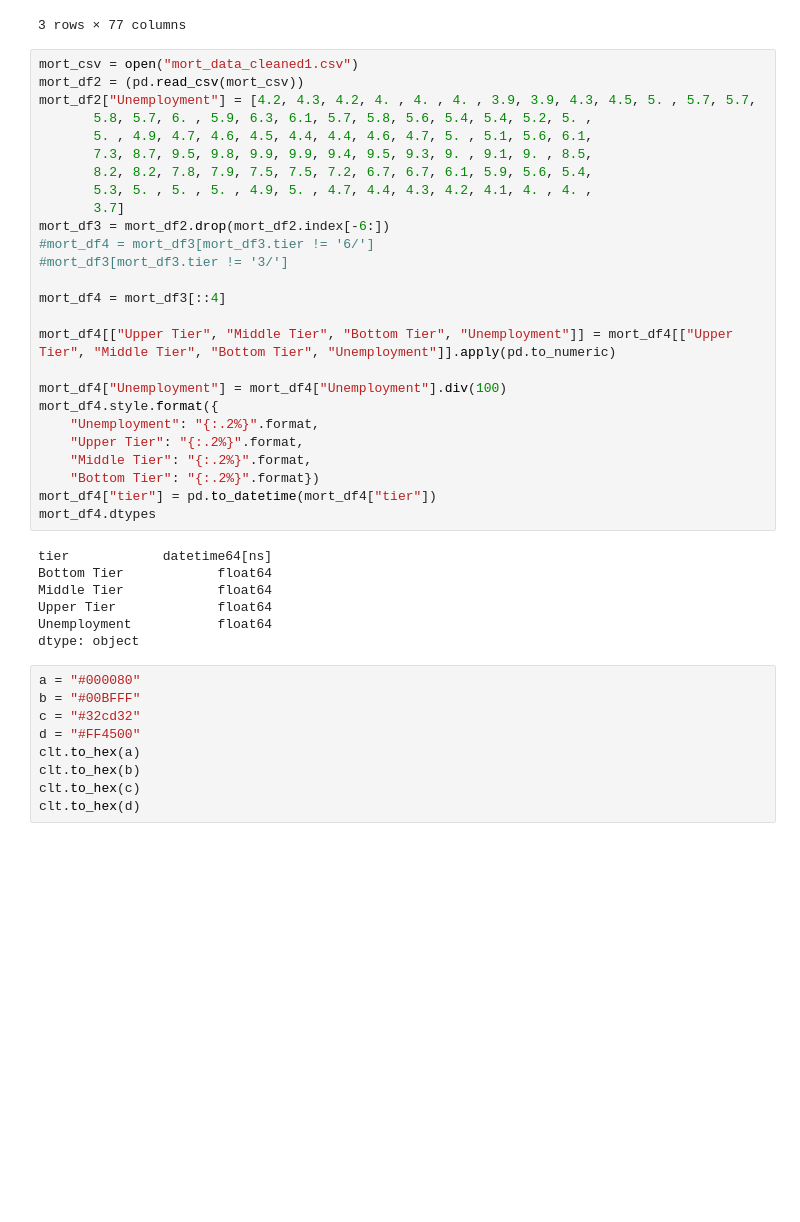
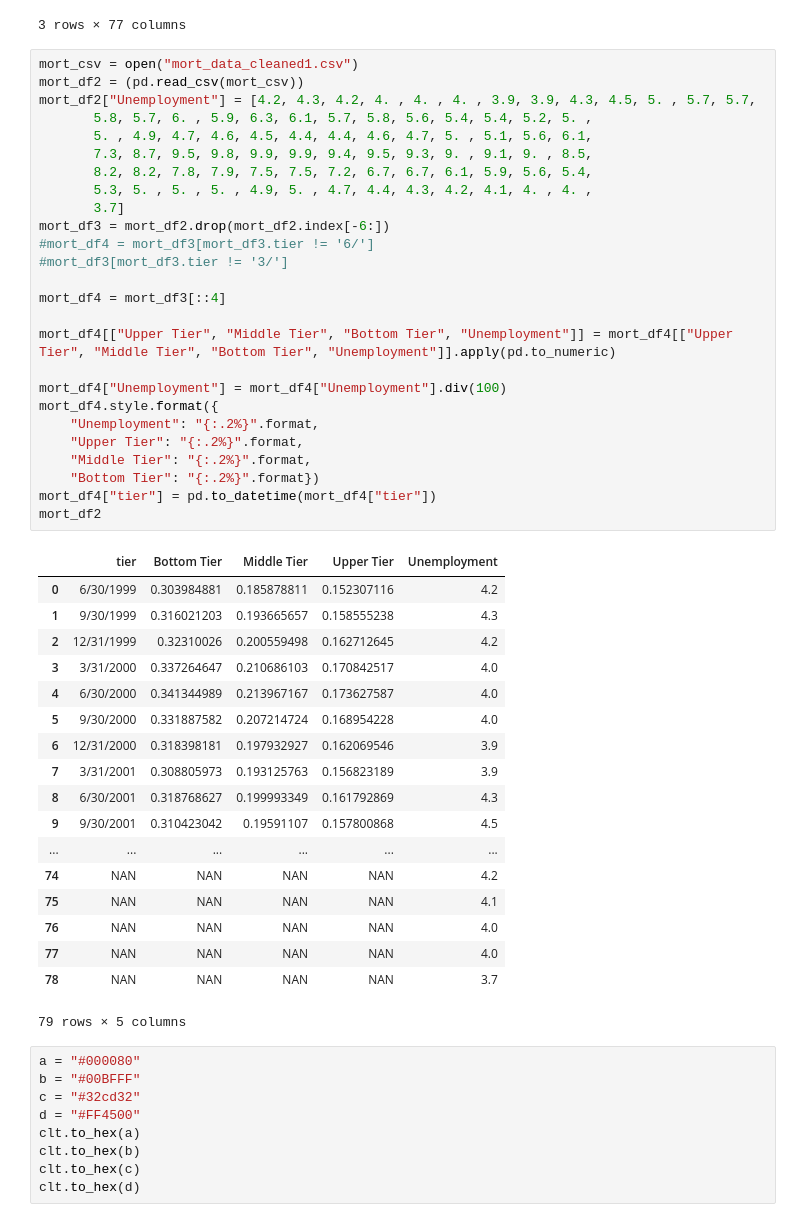
Before and after one commit to LoriHarris/Real_Estate_Affordability, a Jupyter notebook: Cleaning Labor, Income, and Education CSVs.ipynb, the cells around one changed output. Cells and saved outputs as stored; diff of their text form; blank space fills up the shorter version.

```diff
--- a/Cleaning Labor, Income, and Education CSVs.ipynb
+++ b/Cleaning Labor, Income, and Education CSVs.ipynb
@@ -111,36 +111,48 @@ mort_df1
 # %%
 mort_csv = open("mort_data_cleaned1.csv")
 mort_df2 = (pd.read_csv(mort_csv))
 mort_df2["Unemployment"] = [4.2, 4.3, 4.2, 4. , 4. , 4. , 3.9, 3.9, 4.3, 4.5, 5. , 5.7, 5.7,
        5.8, 5.7, 6. , 5.9, 6.3, 6.1, 5.7, 5.8, 5.6, 5.4, 5.4, 5.2, 5. ,
        5. , 4.9, 4.7, 4.6, 4.5, 4.4, 4.4, 4.6, 4.7, 5. , 5.1, 5.6, 6.1,
        7.3, 8.7, 9.5, 9.8, 9.9, 9.9, 9.4, 9.5, 9.3, 9. , 9.1, 9. , 8.5,
        8.2, 8.2, 7.8, 7.9, 7.5, 7.5, 7.2, 6.7, 6.7, 6.1, 5.9, 5.6, 5.4,
        5.3, 5. , 5. , 5. , 4.9, 5. , 4.7, 4.4, 4.3, 4.2, 4.1, 4. , 4. ,
        3.7]
 mort_df3 = mort_df2.drop(mort_df2.index[-6:])
 #mort_df4 = mort_df3[mort_df3.tier != '6/']
 #mort_df3[mort_df3.tier != '3/']
 
 mort_df4 = mort_df3[::4]
 
 mort_df4[["Upper Tier", "Middle Tier", "Bottom Tier", "Unemployment"]] = mort_df4[["Upper Tier", "Middle Tier", "Bottom Tier", "Unemployment"]].apply(pd.to_numeric)
 
 mort_df4["Unemployment"] = mort_df4["Unemployment"].div(100)
 mort_df4.style.format({
     "Unemployment": "{:.2%}".format,
     "Upper Tier": "{:.2%}".format,
     "Middle Tier": "{:.2%}".format,
     "Bottom Tier": "{:.2%}".format})
 mort_df4["tier"] = pd.to_datetime(mort_df4["tier"])
-mort_df4.dtypes
+mort_df2
 # %% [output]
+|  | tier | Bottom Tier | Middle Tier | Upper Tier | Unemployment |
+| 0 | 6/30/1999 | 0.303984881 | 0.185878811 | 0.152307116 | 4.2 |
+| 1 | 9/30/1999 | 0.316021203 | 0.193665657 | 0.158555238 | 4.3 |
+| 2 | 12/31/1999 | 0.32310026 | 0.200559498 | 0.162712645 | 4.2 |
+| 3 | 3/31/2000 | 0.337264647 | 0.210686103 | 0.170842517 | 4.0 |
+| 4 | 6/30/2000 | 0.341344989 | 0.213967167 | 0.173627587 | 4.0 |
+| 5 | 9/30/2000 | 0.331887582 | 0.207214724 | 0.168954228 | 4.0 |
+| 6 | 12/31/2000 | 0.318398181 | 0.197932927 | 0.162069546 | 3.9 |
+| 7 | 3/31/2001 | 0.308805973 | 0.193125763 | 0.156823189 | 3.9 |
+| 8 | 6/30/2001 | 0.318768627 | 0.199993349 | 0.161792869 | 4.3 |
+| 9 | 9/30/2001 | 0.310423042 | 0.19591107 | 0.157800868 | 4.5 |
+| ... | ... | ... | ... | ... | ... |
+| 74 | NAN | NAN | NAN | NAN | 4.2 |
+| 75 | NAN | NAN | NAN | NAN | 4.1 |
+| 76 | NAN | NAN | NAN | NAN | 4.0 |
+| 77 | NAN | NAN | NAN | NAN | 4.0 |
+| 78 | NAN | NAN | NAN | NAN | 3.7 |
-tier            datetime64[ns]
-Bottom Tier            float64
-Middle Tier            float64
-Upper Tier             float64
-Unemployment           float64
-dtype: object
+79 rows × 5 columns
 # %%
 a = "#000080"
 b = "#00BFFF"
```
Also changed, not shown: parts of 5 cells of this notebook, 4 other files.
